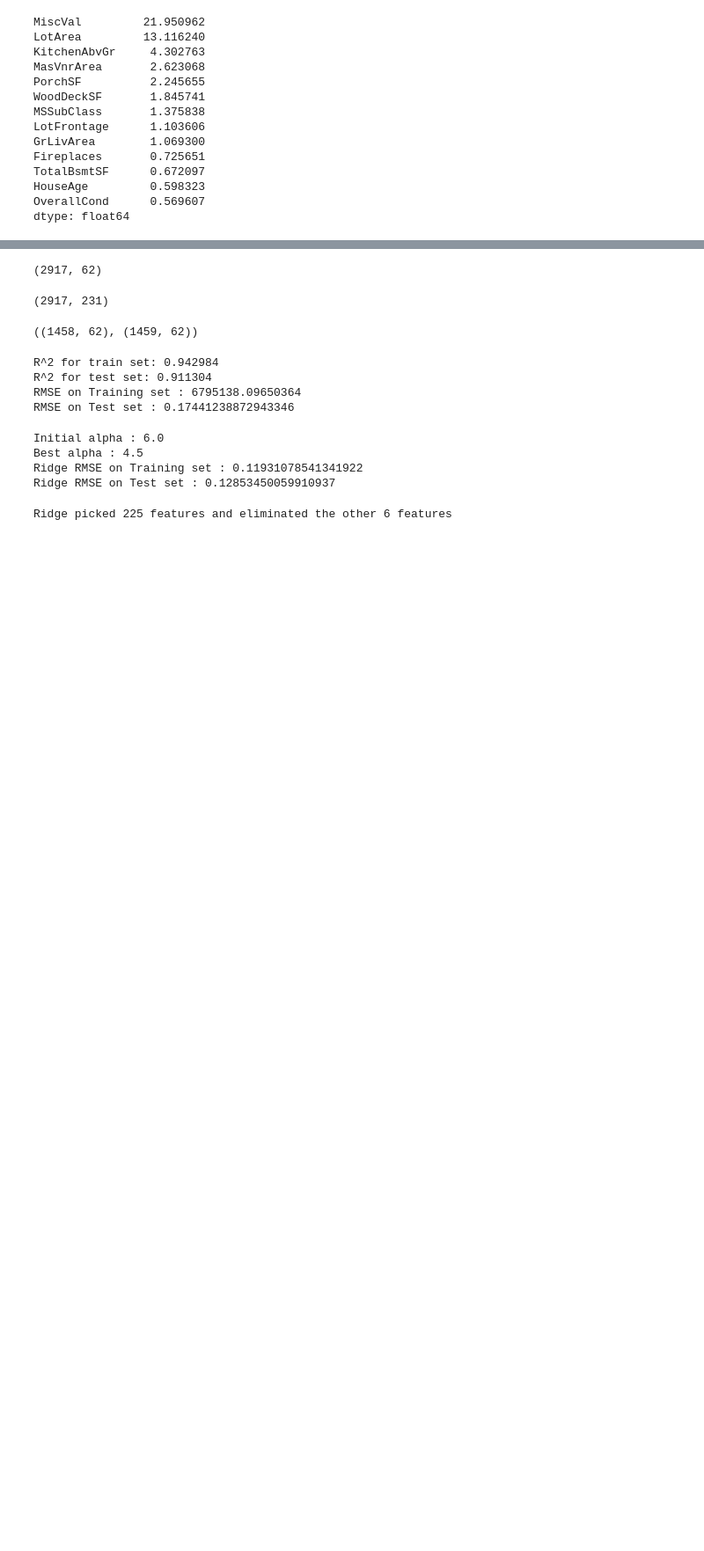
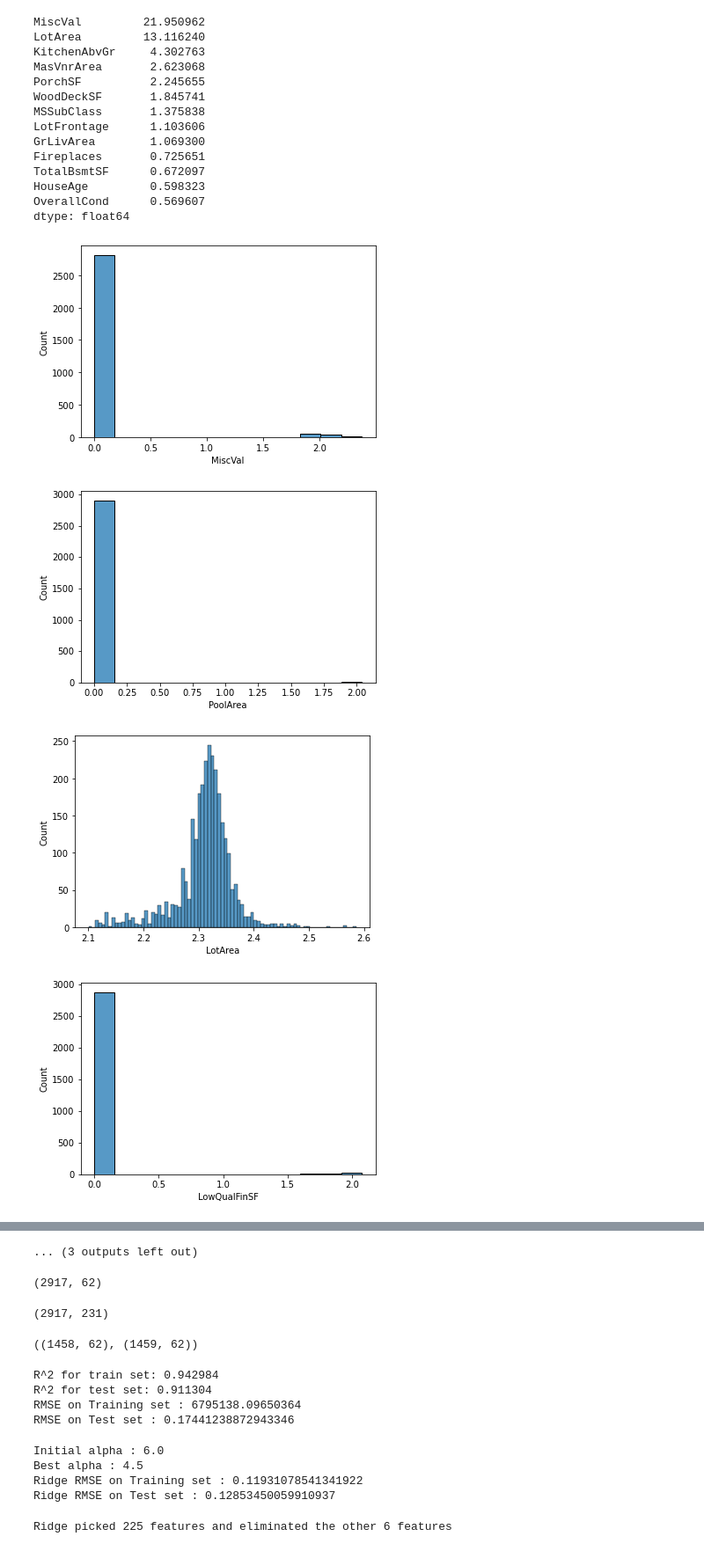
Before and after one commit to emilywang10/ameshousingML, a Jupyter notebook: Ames Housing ML.ipynb, the cells around one changed output, grey strips where cells are left out. Shown: that part at 88% size. Drawn from its saved outputs; the diff is of its cells as text; code cells hidden in the pictures; blank space fills up the shorter version.

```diff
--- a/Ames Housing ML.ipynb
+++ b/Ames Housing ML.ipynb
@@ -329,4 +344,14 @@ dtype: float64
 # %%
 #Log transformation of skewed numerical features
 for feat in high_skew.index:
     combined[feat] = np.log1p(combined[feat].astype('float'))
+
+skew_plt = list(high_skew.index)
+for i in skew_plt:
+    fig, ax=plt.subplots()
+    sns.histplot(combined[i])
+# %% [output]
+[figure, added]
+[figure, added]
+[figure, added]
+[figure, added]
@@ -333,3 +366,4 @@ for feat in high_skew.index:
+... (3 outputs left out)
 # %%
 # Mapping some ordinal categorical variables that contain information in their ordering set to integers for linear models
 quality = {'Ex' : 5, 'Gd' : 4, 'TA' : 3, 'Fa' : 2, 'Po' : 1, 'None' : 0}
```
Also changed, not shown: parts of 8 cells of this notebook.
